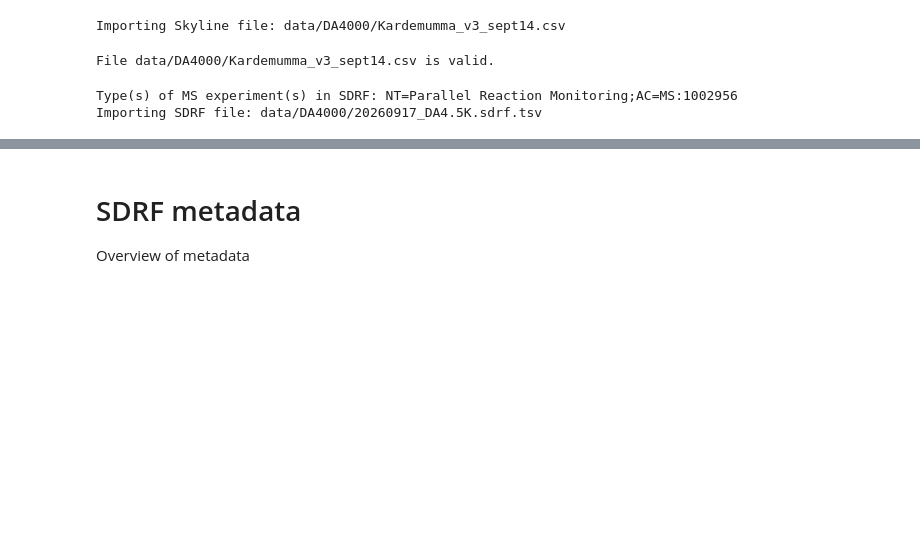
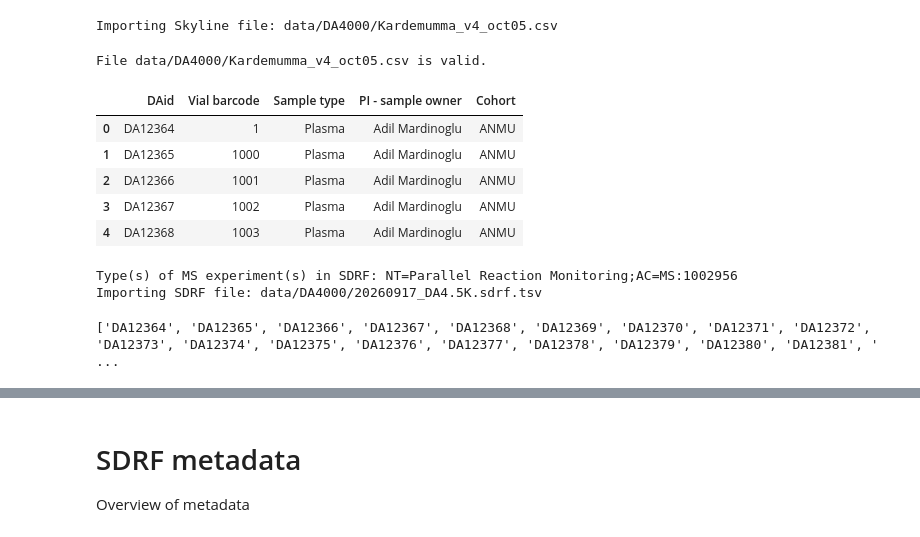
Before and after one commit to thanadol-git/kardemumma, a Jupyter notebook: ratio_DA4K.ipynb, the cells around one changed output, grey strips where cells are left out. Saved outputs shown, nothing was run; the diff lists cells and outputs as text; code cells hidden in the pictures; blank space fills up the shorter version.

Commit message:
match 400 samples

```diff
--- a/ratio_DA4K.ipynb
+++ b/ratio_DA4K.ipynb
@@ -13,16 +13,26 @@ from pyteomics import achrom
 # Importantly, import kardemumma :)
 import kardemumma as kdm
 # %%
-
 # Skyline data path
-skyline_path =  "data/DA4000/Kardemumma_v3_sept14.csv"
+skyline_path =  "data/DA4000/Kardemumma_v4_oct05.csv"
 
 # Import skyline data (includes column "Isotope Label Type" from Precursor)
 skyline_importer = kdm.ImportSkylineFile(skyline_path)
 skyline_data = skyline_importer.import_skyline_file()
 # %% [output]
-Importing Skyline file: data/DA4000/Kardemumma_v3_sept14.csv
+Importing Skyline file: data/DA4000/Kardemumma_v4_oct05.csv
-File data/DA4000/Kardemumma_v3_sept14.csv is valid.
+File data/DA4000/Kardemumma_v4_oct05.csv is valid.
+# %%
+anmu_path = 'data/DA4000/samples_2026-10-05.csv'
+anmu_data = pd.read_csv(anmu_path)
+anmu_data.head()
+# %% [output]
+|  | DAid | Vial barcode | Sample type | PI - sample owner | Cohort |
+| 0 | DA12364 | 1 | Plasma | Adil Mardinoglu | ANMU |
+| 1 | DA12365 | 1000 | Plasma | Adil Mardinoglu | ANMU |
+| 2 | DA12366 | 1001 | Plasma | Adil Mardinoglu | ANMU |
+| 3 | DA12367 | 1002 | Plasma | Adil Mardinoglu | ANMU |
+| 4 | DA12368 | 1003 | Plasma | Adil Mardinoglu | ANMU |
 # %%
 # **SDRF**
 sdrf_path = 'data/DA4000/20260917_DA4.5K.sdrf.tsv'
@@ -37,3 +47,17 @@ sdrf_data_file = sdrf_data.import_sdrf_file()
 # %% [output]
 Type(s) of MS experiment(s) in SDRF: NT=Parallel Reaction Monitoring;AC=MS:1002956
 Importing SDRF file: data/DA4000/20260917_DA4.5K.sdrf.tsv
+# %%
+# Filter sdrf with anmu daid
+anmu_id = anmu_data['DAid'].tolist()
+print(anmu_id)
+
+sdrf_anmu_file = sdrf_data_file[sdrf_data_file['characteristics[Sample ID]'].isin(anmu_id)]
+sdrf_anmu_file.head()
+
+# Save sdrf_anmu_file
+sdrf_anmu_file.to_csv('sdrf_anmu_file.sdrf.tsv', sep='\t', index=False)
+
+# Count occurrences of 'characteristics[plate]' and sort by value (plate number)
+# %% [output]
+['DA12364', 'DA12365', 'DA12366', 'DA12367', 'DA12368', 'DA12369', 'DA12370', 'DA12371', 'DA12372', 'DA12373', 'DA12374', 'DA12375', 'DA12376', 'DA12377', 'DA12378', 'DA12379', 'DA12380', 'DA12381', ' ...
```
Also changed, not shown: parts of 45 cells of this notebook.
